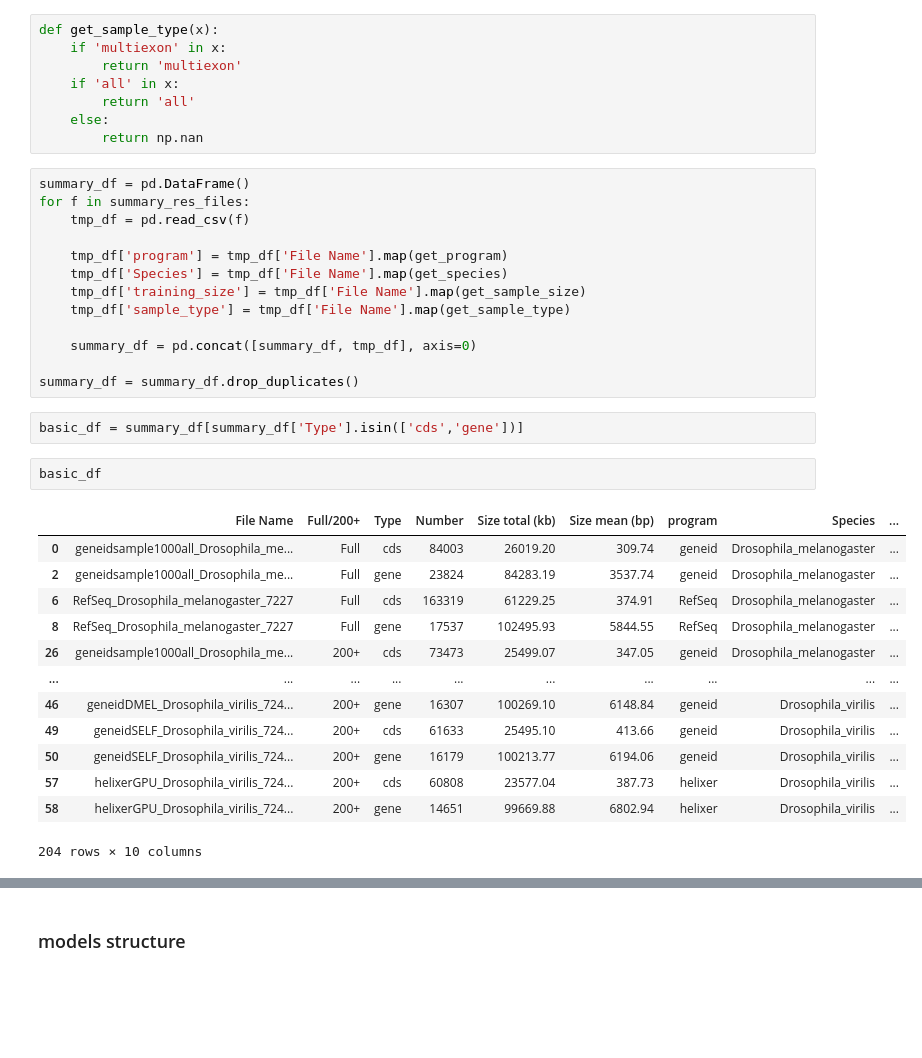
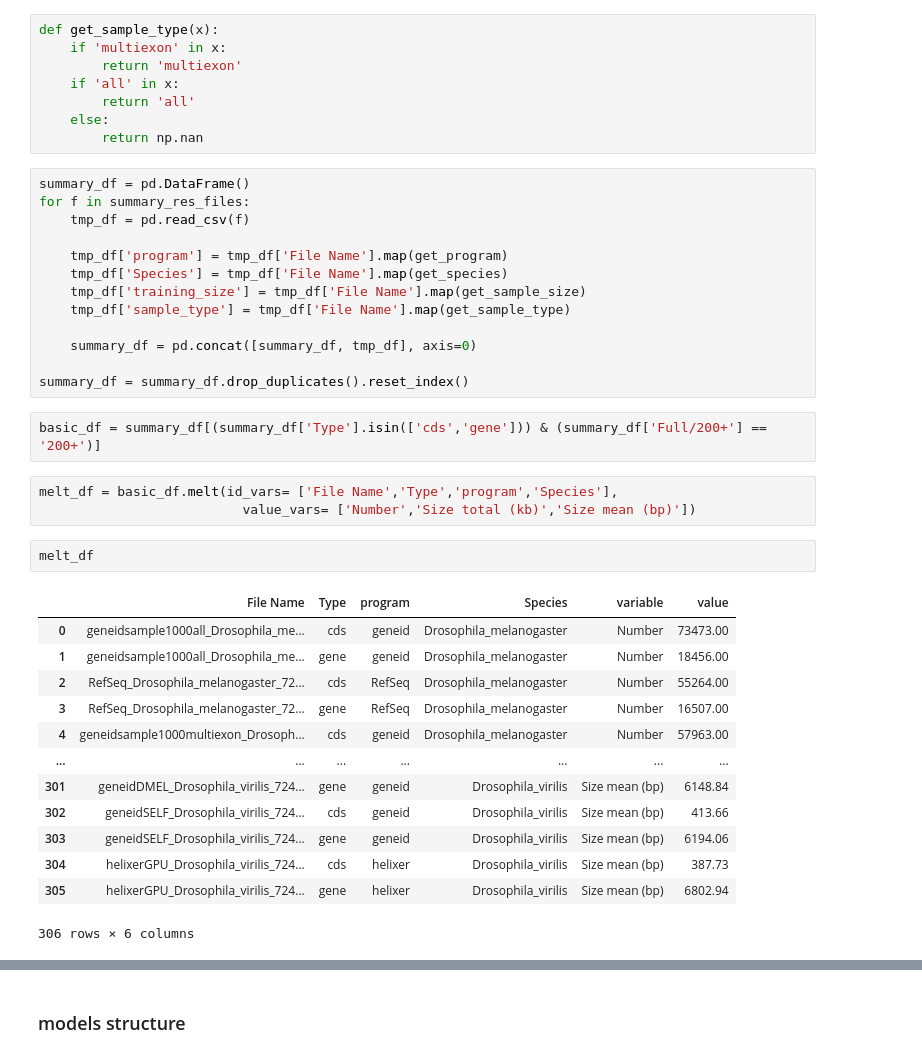
Before and after one commit to Janek21/geneid-training, a Jupyter notebook: notebooks/08_trainingset_titration.ipynb, the cells around one changed output, grey strips where cells are left out. Drawn from its saved outputs; the diff is of its cells as text; blank space fills up the shorter version.

```diff
--- a/notebooks/08_trainingset_titration.ipynb
+++ b/notebooks/08_trainingset_titration.ipynb
@@ -687,23 +687,26 @@ for f in summary_res_files:
 
     summary_df = pd.concat([summary_df, tmp_df], axis=0)
 
-summary_df = summary_df.drop_duplicates()
+summary_df = summary_df.drop_duplicates().reset_index()
 # %%
-basic_df = summary_df[summary_df['Type'].isin(['cds','gene'])]
+basic_df = summary_df[(summary_df['Type'].isin(['cds','gene'])) & (summary_df['Full/200+'] == '200+')]
+# %%
+melt_df = basic_df.melt(id_vars= ['File Name','Type','program','Species'],
+                          value_vars= ['Number','Size total (kb)','Size mean (bp)'])
 # %%
-basic_df
+melt_df
 # %% [output]
-|  | File Name | Full/200+ | Type | Number | Size total (kb) | Size mean (bp) | program | Species | ... |
-| 0 | geneidsample1000all_Drosophila_me... | Full | cds | 84003 | 26019.20 | 309.74 | geneid | Drosophila_melanogaster | ... |
-| 2 | geneidsample1000all_Drosophila_me... | Full | gene | 23824 | 84283.19 | 3537.74 | geneid | Drosophila_melanogaster | ... |
-| 6 | RefSeq_Drosophila_melanogaster_7227 | Full | cds | 163319 | 61229.25 | 374.91 | RefSeq | Drosophila_melanogaster | ... |
-| 8 | RefSeq_Drosophila_melanogaster_7227 | Full | gene | 17537 | 102495.93 | 5844.55 | RefSeq | Drosophila_melanogaster | ... |
-| 26 | geneidsample1000all_Drosophila_me... | 200+ | cds | 73473 | 25499.07 | 347.05 | geneid | Drosophila_melanogaster | ... |
-| ... | ... | ... | ... | ... | ... | ... | ... | ... | ... |
-| 46 | geneidDMEL_Drosophila_virilis_724... | 200+ | gene | 16307 | 100269.10 | 6148.84 | geneid | Drosophila_virilis | ... |
-| 49 | geneidSELF_Drosophila_virilis_724... | 200+ | cds | 61633 | 25495.10 | 413.66 | geneid | Drosophila_virilis | ... |
-| 50 | geneidSELF_Drosophila_virilis_724... | 200+ | gene | 16179 | 100213.77 | 6194.06 | geneid | Drosophila_virilis | ... |
-| 57 | helixerGPU_Drosophila_virilis_724... | 200+ | cds | 60808 | 23577.04 | 387.73 | helixer | Drosophila_virilis | ... |
-| 58 | helixerGPU_Drosophila_virilis_724... | 200+ | gene | 14651 | 99669.88 | 6802.94 | helixer | Drosophila_virilis | ... |
+|  | File Name | Type | program | Species | variable | value |
+| 0 | geneidsample1000all_Drosophila_me... | cds | geneid | Drosophila_melanogaster | Number | 73473.00 |
+| 1 | geneidsample1000all_Drosophila_me... | gene | geneid | Drosophila_melanogaster | Number | 18456.00 |
+| 2 | RefSeq_Drosophila_melanogaster_72... | cds | RefSeq | Drosophila_melanogaster | Number | 55264.00 |
+| 3 | RefSeq_Drosophila_melanogaster_72... | gene | RefSeq | Drosophila_melanogaster | Number | 16507.00 |
+| 4 | geneidsample1000multiexon_Drosoph... | cds | geneid | Drosophila_melanogaster | Number | 57963.00 |
+| ... | ... | ... | ... | ... | ... | ... |
+| 301 | geneidDMEL_Drosophila_virilis_724... | gene | geneid | Drosophila_virilis | Size mean (bp) | 6148.84 |
+| 302 | geneidSELF_Drosophila_virilis_724... | cds | geneid | Drosophila_virilis | Size mean (bp) | 413.66 |
+| 303 | geneidSELF_Drosophila_virilis_724... | gene | geneid | Drosophila_virilis | Size mean (bp) | 6194.06 |
+| 304 | helixerGPU_Drosophila_virilis_724... | cds | helixer | Drosophila_virilis | Size mean (bp) | 387.73 |
+| 305 | helixerGPU_Drosophila_virilis_724... | gene | helixer | Drosophila_virilis | Size mean (bp) | 6802.94 |
-204 rows × 10 columns
+306 rows × 6 columns
 # %%
```
Also changed, not shown: parts of 1 cell of this notebook.
